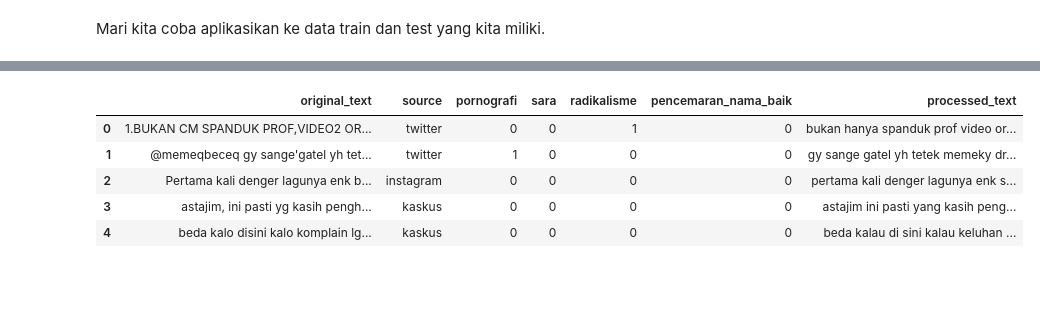
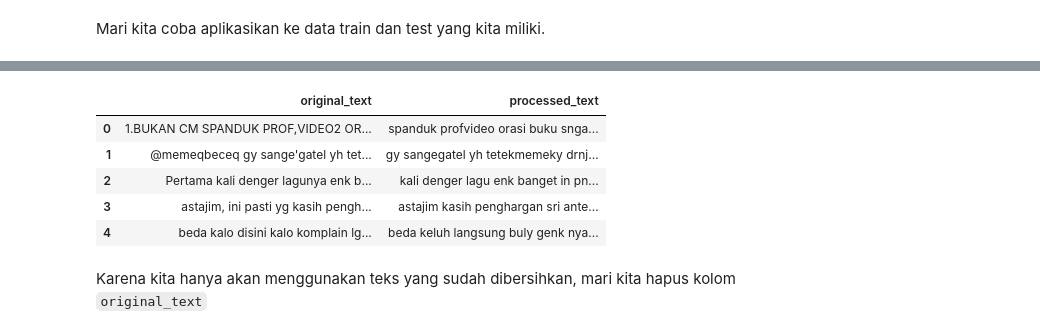
Before and after one commit to syahvan/indo-toxic-comment-classification, a Jupyter notebook: notebook/Toxic_Comment_Classification.ipynb, the cells around one changed output, grey strips where cells are left out. Cells and saved outputs as stored; diff of their text form; code cells hidden in the pictures; blank space fills up the shorter version.

```diff
--- a/notebook/Toxic_Comment_Classification.ipynb
+++ b/notebook/Toxic_Comment_Classification.ipynb
@@ -278,0 +287,9 @@ After  : hey kenapa tadi?
+# %%
+stopword = pd.read_csv('https://raw.githubusercontent.com/syahvan/indo-toxic-comment-classification/main/data/stopwordbahasa.csv', header=None)
+id_stopword_dict = stopword.rename(columns={0: 'stopword'})
+
+def remove_stopword(text):
+    text = ' '.join(['' if word in id_stopword_dict.stopword.values else word for word in text.split(' ')])
+    text = re.sub('  +', ' ', text)
+    text = text.strip()
+    return text
@@ -278,0 +306,4 @@ After  : hey kenapa tadi?
+# %%
+# Buat objek stemmer
+factory = StemmerFactory()
+stemmer = factory.create_stemmer()
@@ -286,13 +325,14 @@ def preprocess_text(text):
     transformed_text = remove_twitter_ig_formatting(transformed_text)
     transformed_text = remove_kaskus_formatting(transformed_text)
     transformed_text = translate_emoticon(transformed_text)
+    transformed_text = remove_repeating_characters(transformed_text)
+    transformed_text = remove_non_alphabet(transformed_text)
+    transformed_text = remove_excessive_whitespace(transformed_text)
     transformed_text = transformed_text.lower()
     transformed_text = tokenize_text(transformed_text)
     transformed_text = transform_slang_words(transformed_text)
-    transformed_text = remove_repeating_characters(transformed_text)
-    transformed_text = transform_slang_words(transformed_text)
-    transformed_text = remove_non_alphabet(transformed_text)
-    transformed_text = remove_excessive_whitespace(transformed_text)
+    transformed_text = stemmer.stem(transformed_text)
+    transformed_text = remove_stopword(transformed_text)
     transformed_text = transformed_text.lower().strip()
     return transformed_text
 # %% [markdown]
@@ -312,9 +354,11 @@ data_train.head()
 # %%
-data_test.head()
+data_test[['original_text', 'processed_text']].head()
 # %% [output]
-|  | original_text | source | pornografi | sara | radikalisme | pencemaran_nama_baik | processed_text |
-| 0 | 1.BUKAN CM SPANDUK PROF,VIDEO2 OR... | twitter | 0 | 0 | 1 | 0 | bukan hanya spanduk prof video or... |
-| 1 | @memeqbeceq gy sange'gatel yh tet... | twitter | 1 | 0 | 0 | 0 | gy sange gatel yh tetek memeky dr... |
-| 2 | Pertama kali denger lagunya enk b... | instagram | 0 | 0 | 0 | 0 | pertama kali denger lagunya enk s... |
-| 3 | astajim, ini pasti yg kasih pengh... | kaskus | 0 | 0 | 0 | 0 | astajim ini pasti yang kasih peng... |
-| 4 | beda kalo disini kalo komplain lg... | kaskus | 0 | 0 | 0 | 0 | beda kalau di sini kalau keluhan ... |
+|  | original_text | processed_text |
+| 0 | 1.BUKAN CM SPANDUK PROF,VIDEO2 OR... | spanduk profvideo orasi buku snga... |
+| 1 | @memeqbeceq gy sange'gatel yh tet... | gy sangegatel yh tetekmemeky drnj... |
+| 2 | Pertama kali denger lagunya enk b... | kali denger lagu enk banget in pn... |
+| 3 | astajim, ini pasti yg kasih pengh... | astajim kasih penghargan sri ante... |
+| 4 | beda kalo disini kalo komplain lg... | beda keluh langsung buly genk nya... |
+# %% [markdown]
+Karena kita hanya akan menggunakan teks yang sudah dibersihkan, mari kita hapus kolom `original_text`
```
Also changed, not shown: parts of 23 cells of this notebook, 3 other files.
